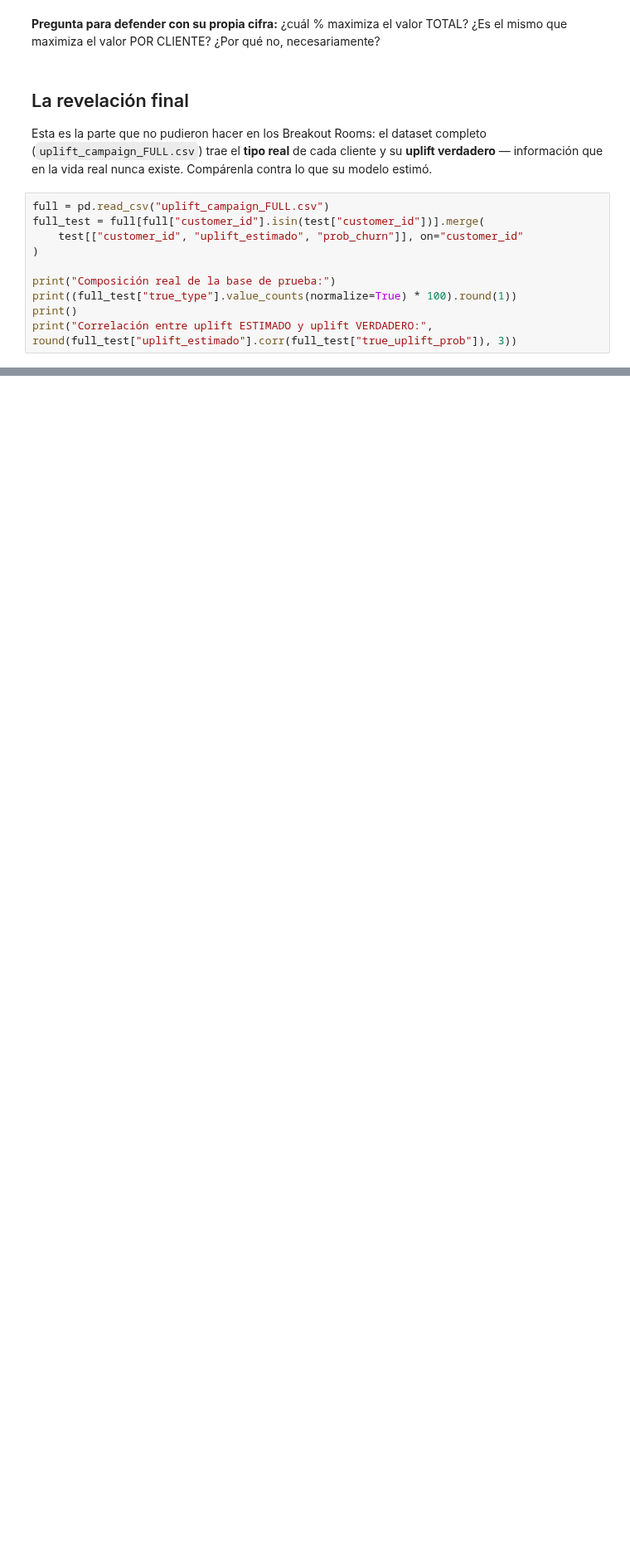
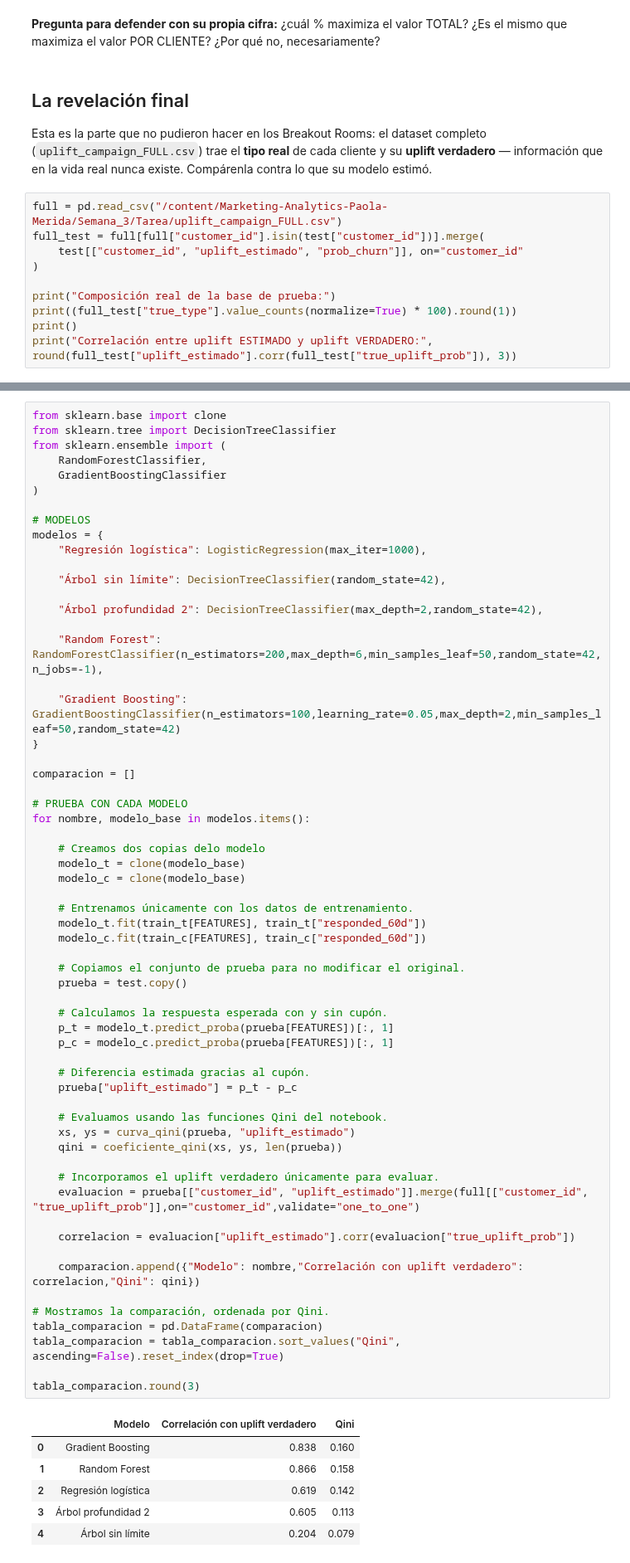
Before and after one commit to paolamerida2002-dev/Marketing-Analytics-Paola-Merida, a Jupyter notebook: Semana_3/Tarea/laboratorio_final.ipynb, the cells around one changed output, grey strips where cells are left out. Shown at 83% size. Drawn from its saved outputs; the diff is of its cells as text; blank space fills up the shorter version.

```diff
--- a/Semana_3/Tarea/laboratorio_final.ipynb
+++ b/Semana_3/Tarea/laboratorio_final.ipynb
@@ -168,7 +255,7 @@ Esta es la parte que no pudieron hacer en los Breakout Rooms: el dataset complet
 (`uplift_campaign_FULL.csv`) trae el **tipo real** de cada cliente y su **uplift verdadero** —
 información que en la vida real nunca existe. Compárenla contra lo que su modelo estimó.
 # %%
-full = pd.read_csv("uplift_campaign_FULL.csv")
+full = pd.read_csv("/content/Marketing-Analytics-Paola-Merida/Semana_3/Tarea/uplift_campaign_FULL.csv")
 full_test = full[full["customer_id"].isin(test["customer_id"])].merge(
     test[["customer_id", "uplift_estimado", "prob_churn"]], on="customer_id"
 )
@@ -190,0 +334,67 @@ print("Correlación entre uplift ESTIMADO y uplift VERDADERO:", round(full_test[
+# %%
+from sklearn.base import clone
+from sklearn.tree import DecisionTreeClassifier
+from sklearn.ensemble import (
+    RandomForestClassifier,
+    GradientBoostingClassifier
+)
+
+# MODELOS
+modelos = {
+    "Regresión logística": LogisticRegression(max_iter=1000),
+
+    "Árbol sin límite": DecisionTreeClassifier(random_state=42),
+
+    "Árbol profundidad 2": DecisionTreeClassifier(max_depth=2,random_state=42),
+
+    "Random Forest": RandomForestClassifier(n_estimators=200,max_depth=6,min_samples_leaf=50,random_state=42, n_jobs=-1),
+
+    "Gradient Boosting": GradientBoostingClassifier(n_estimators=100,learning_rate=0.05,max_depth=2,min_samples_leaf=50,random_state=42)
+}
+
+comparacion = []
+
+# PRUEBA CON CADA MODELO
+for nombre, modelo_base in modelos.items():
+
+    # Creamos dos copias delo modelo
+    modelo_t = clone(modelo_base)
+    modelo_c = clone(modelo_base)
+
+    # Entrenamos únicamente con los datos de entrenamiento.
+    modelo_t.fit(train_t[FEATURES], train_t["responded_60d"])
+    modelo_c.fit(train_c[FEATURES], train_c["responded_60d"])
+
+    # Copiamos el conjunto de prueba para no modificar el original.
+    prueba = test.copy()
+
+    # Calculamos la respuesta esperada con y sin cupón.
+    p_t = modelo_t.predict_proba(prueba[FEATURES])[:, 1]
+    p_c = modelo_c.predict_proba(prueba[FEATURES])[:, 1]
+
+    # Diferencia estimada gracias al cupón.
+    prueba["uplift_estimado"] = p_t - p_c
+
+    # Evaluamos usando las funciones Qini del notebook.
+    xs, ys = curva_qini(prueba, "uplift_estimado")
+    qini = coeficiente_qini(xs, ys, len(prueba))
+
+    # Incorporamos el uplift verdadero únicamente para evaluar.
+    evaluacion = prueba[["customer_id", "uplift_estimado"]].merge(full[["customer_id", "true_uplift_prob"]],on="customer_id",validate="one_to_one")
+
+    correlacion = evaluacion["uplift_estimado"].corr(evaluacion["true_uplift_prob"])
+
+    comparacion.append({"Modelo": nombre,"Correlación con uplift verdadero": correlacion,"Qini": qini})
+
+# Mostramos la comparación, ordenada por Qini.
+tabla_comparacion = pd.DataFrame(comparacion)
+tabla_comparacion = tabla_comparacion.sort_values("Qini", ascending=False).reset_index(drop=True)
+
+tabla_comparacion.round(3)
+# %% [output]
+|  | Modelo | Correlación con uplift verdadero | Qini |
+| 0 | Gradient Boosting | 0.838 | 0.160 |
+| 1 | Random Forest | 0.866 | 0.158 |
+| 2 | Regresión logística | 0.619 | 0.142 |
+| 3 | Árbol profundidad 2 | 0.605 | 0.113 |
+| 4 | Árbol sin límite | 0.204 | 0.079 |
```
Also changed, not shown: parts of 14 cells of this notebook.
